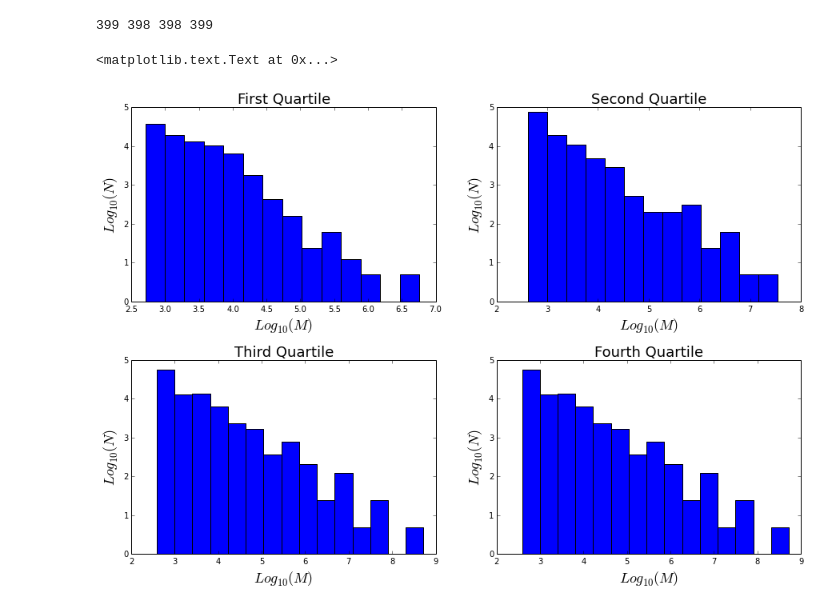
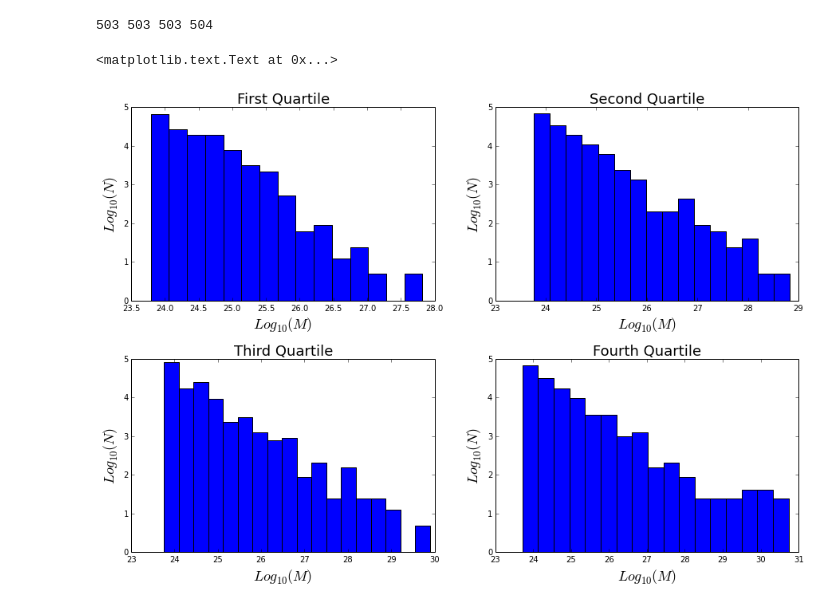
Before and after one commit to jdprada1760/Cornell_Summer, a Jupyter notebook: Millenium_Run/quartile.ipynb, the cells around one changed output. Cells and saved outputs as stored; diff of their text form; code cells hidden in the pictures.

```diff
--- a/Millenium_Run/quartile.ipynb
+++ b/Millenium_Run/quartile.ipynb
@@ -10,11 +12,16 @@ galaxies.sql       Graphs.ipynb       Halo_mass.sql           multi_env.sql  Tab
 # %%
 # Reads the csv
-name = "Table.csv"
+name = "temp.data"
 table = np.loadtxt(name, skiprows = 0, delimiter = ',').T
+# mass per particle
+M = 8.61E+8 / 0.7
+# The volume of the sample box
+vol = ((40-18)/0.7)**3
+#M,vol
 # %%
 # Calculates the first quartile of logsigma
 lsigma = table[2]
-mass = table[0]
+mass = M*table[0]
 q = np.percentile(lsigma,25)
 # Keeps first quartile
 q1 = mass[where(lsigma < q)]
@@ -33,7 +40,7 @@ q4 = mass[where(lsigma >= q)]
 # verify the length of each quartile
 print len(q1),len(q2),len(q3),len(q4)
 # %% [output]
-399 398 398 399
+503 503 503 504
 # %%
 # Gives the x,y of the histogram for logmasses from the given array of mass
 def histog( mf, nbins ):
@@ -42,39 +49,39 @@ def histog( mf, nbins ):
     actual = min(mf)
     dx = (max(mf) - min(mf))/nbins
     for i in range(nbins):
-        histx.append(actual+i*dx)
+        histx.append(actual+i*dx + dx/2)
         histy.append(len(where((mf >= actual+i*dx) & (mf < actual+(i+1)*dx))[0]))
     return (array(histx), array(histy))
 # %%
 # Graphics of the mass function for each quartile
-bins = 15
+bins = 18
 fig, axes = plt.subplots(nrows=2, ncols=2, figsize=(15,10) )
 plt.subplots_adjust(left=None, bottom=None, right=None, top=None, wspace=0.2, hspace=0.3)
 ax0, ax1, ax2, ax3 = axes.flat
 # Histo for first quartile
 tmp = histog(log(q1),bins)
 ax0.bar( tmp[0], log(tmp[1]), width = tmp[0][1]-tmp[0][2] )
 ax0.set_title('First Quartile', fontsize = 18)
 ax0.set_ylabel('$Log_{10}(N)$', fontsize = 18)
 ax0.set_xlabel('$Log_{10}(M)$', fontsize = 18)
 # Other quartiles
 tmp = histog(log(q2),bins)
 ax1.bar( tmp[0], log(tmp[1]), width = tmp[0][1]-tmp[0][2] )
 ax1.set_title('Second Quartile', fontsize = 18)
 ax1.set_ylabel('$Log_{10}(N)$', fontsize = 18)
 ax1.set_xlabel('$Log_{10}(M)$', fontsize = 18)
 # --
 tmp = histog(log(q3),bins)
 ax2.bar( tmp[0], log(tmp[1]), width = tmp[0][1]-tmp[0][2] )
 ax2.set_title('Third Quartile', fontsize = 18)
 ax2.set_ylabel('$Log_{10}(N)$', fontsize = 18)
 ax2.set_xlabel('$Log_{10}(M)$', fontsize = 18)
 # --
-tmp = histog(log(q3),bins)
+tmp = histog(log(q4),bins)
 ax3.bar( tmp[0], log(tmp[1]), width = tmp[0][1]-tmp[0][2] )
 ax3.set_title('Fourth Quartile', fontsize = 18)
 ax3.set_ylabel('$Log_{10}(N)$', fontsize = 18)
 ax3.set_xlabel('$Log_{10}(M)$', fontsize = 18)
 # %% [output]
 <matplotlib.text.Text at 0x...>
-[figure, old version]
+[figure, new version]
```
Also changed, not shown: parts of 10 cells of this notebook.
